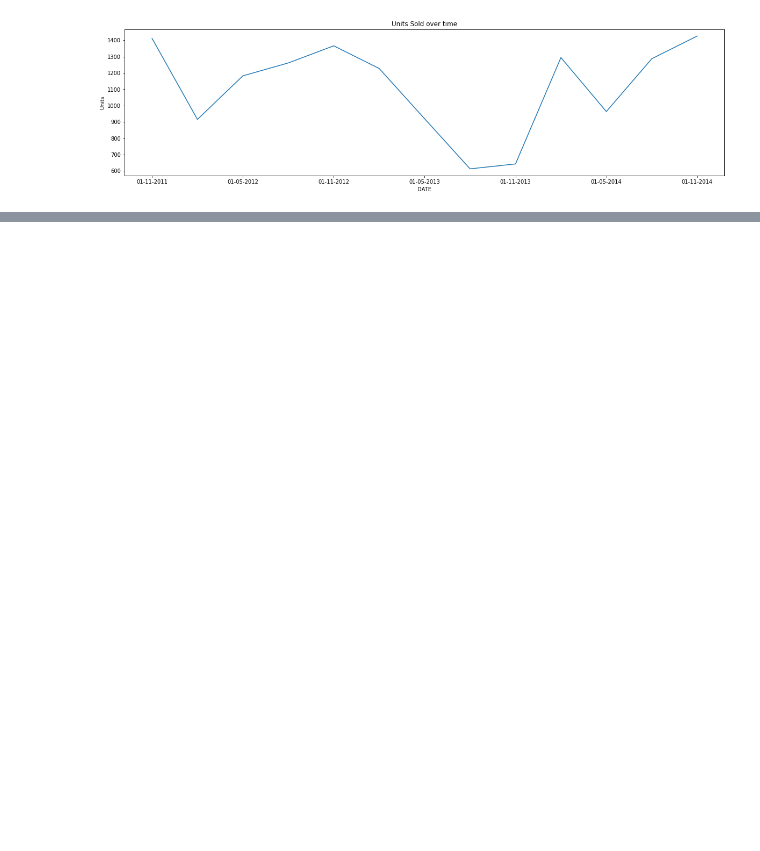
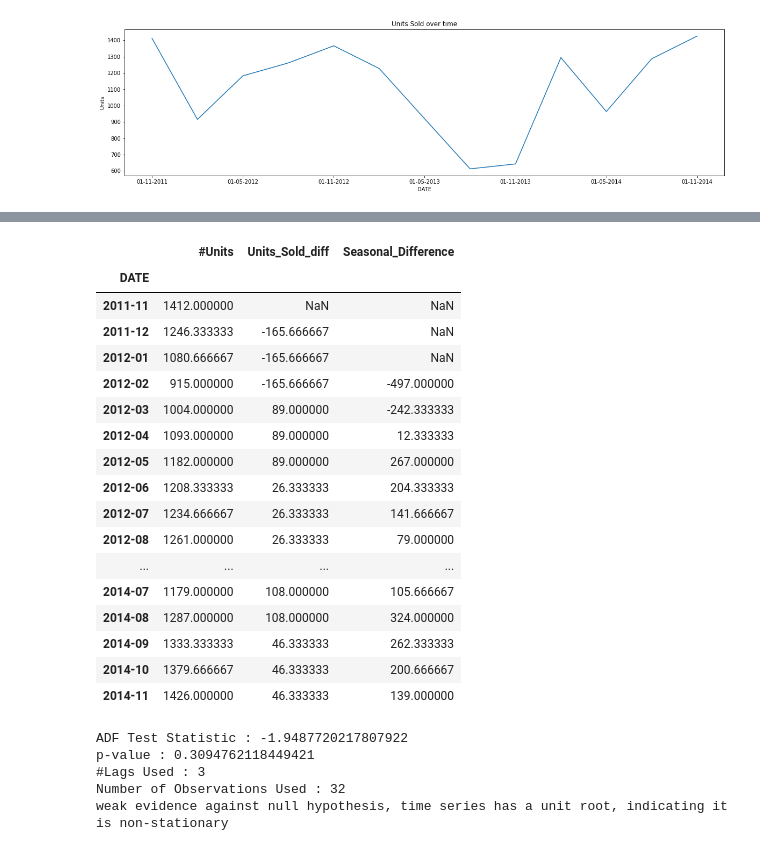
Before and after one commit to hargurjeet/hpe, a Jupyter notebook: Problem1_Time_series.ipynb, the cells around one changed output, grey strips where cells are left out. Drawn from its saved outputs; the diff is of its cells as text; code cells hidden in the pictures; blank space fills up the shorter version.

```diff
--- a/Problem1_Time_series.ipynb
+++ b/Problem1_Time_series.ipynb
@@ -118,0 +264,30 @@ sku1.Units_Sold.plot() ;
+# %%
+df_sku_3
+# %% [output]
+|  | #Units | Units_Sold_diff | Seasonal_Difference |
+| DATE |  |  |  |
+| 2011-11 | 1412.000000 | NaN | NaN |
+| 2011-12 | 1246.333333 | -165.666667 | NaN |
+| 2012-01 | 1080.666667 | -165.666667 | NaN |
+| 2012-02 | 915.000000 | -165.666667 | -497.000000 |
+| 2012-03 | 1004.000000 | 89.000000 | -242.333333 |
+| 2012-04 | 1093.000000 | 89.000000 | 12.333333 |
+| 2012-05 | 1182.000000 | 89.000000 | 267.000000 |
+| 2012-06 | 1208.333333 | 26.333333 | 204.333333 |
+| 2012-07 | 1234.666667 | 26.333333 | 141.666667 |
+| 2012-08 | 1261.000000 | 26.333333 | 79.000000 |
+| ... | ... | ... | ... |
+| 2014-07 | 1179.000000 | 108.000000 | 105.666667 |
+| 2014-08 | 1287.000000 | 108.000000 | 324.000000 |
+| 2014-09 | 1333.333333 | 46.333333 | 262.333333 |
+| 2014-10 | 1379.666667 | 46.333333 | 200.666667 |
+| 2014-11 | 1426.000000 | 46.333333 | 139.000000 |
+# %%
+## Again test dickey fuller test
+adfuller_test(df_sku_3['Units_Sold_diff'].dropna())
+# %% [output]
+ADF Test Statistic : -1.9487720217807922
+p-value : 0.3094762118449421
+#Lags Used : 3
+Number of Observations Used : 32
+weak evidence against null hypothesis, time series has a unit root, indicating it is non-stationary
```
Also changed, not shown: parts of 23 cells of this notebook.
